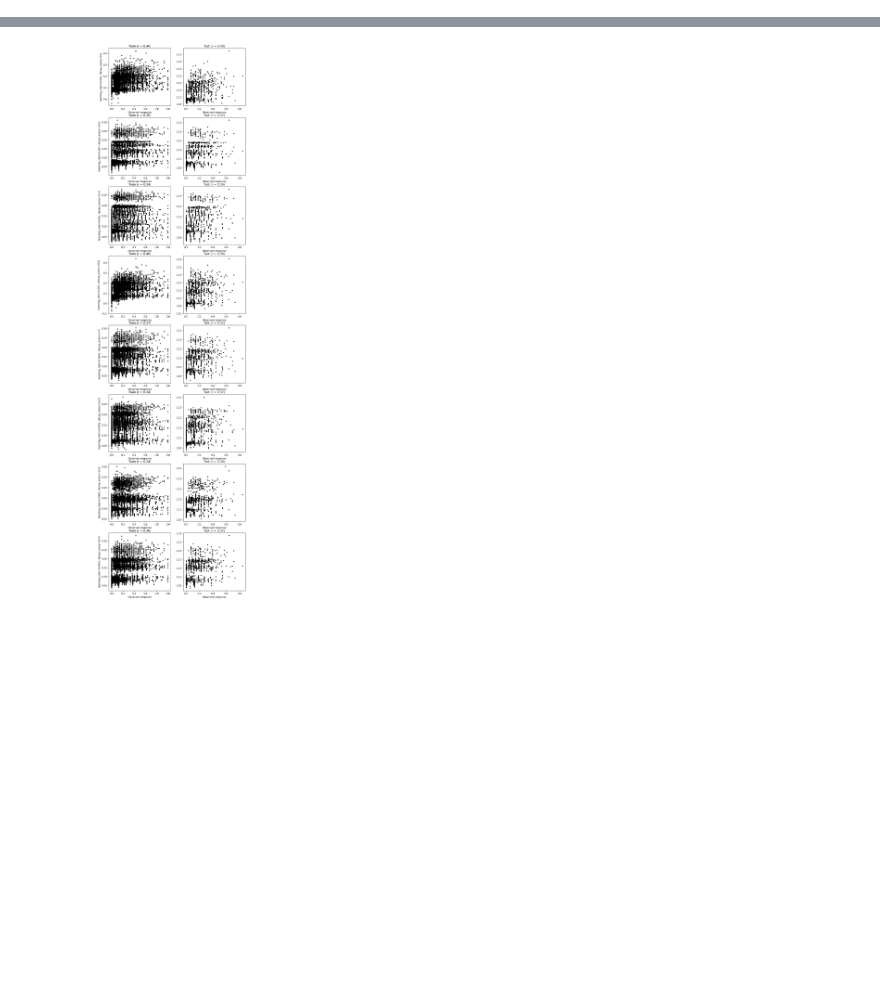
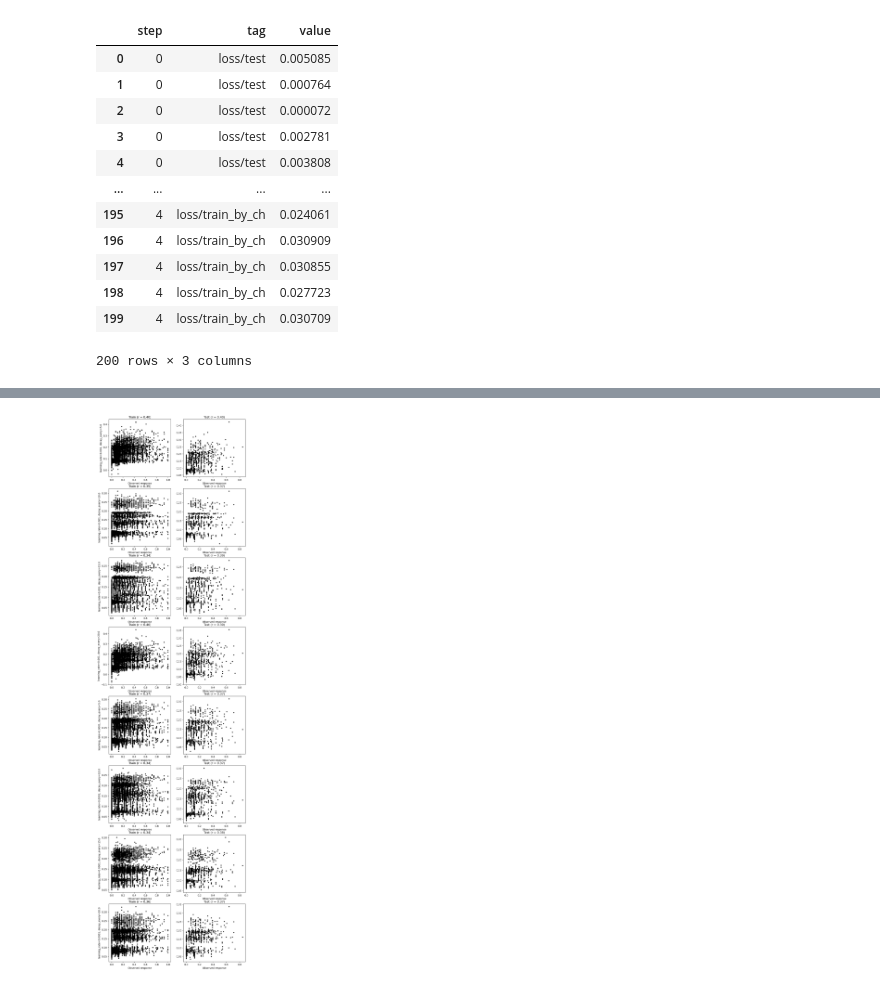
Before and after one commit to darikg/diffusion-net, a Jupyter notebook: experiments/regression_0/compare_channels.ipynb, the cells around one changed output, grey strips where cells are left out. Cells and saved outputs as stored; diff of their text form; code cells hidden in the pictures; blank space fills up the shorter version.

```diff
--- a/experiments/regression_0/compare_channels.ipynb
+++ b/experiments/regression_0/compare_channels.ipynb
@@ -26,0 +29,2 @@ readers.hparams.iloc[:, 3:]
+# %%
+r = readers[0]
@@ -27,3 +38,19 @@ readers.hparams.iloc[:, 3:]
+# %%
+r.scalars
+# %% [output]
+|  | step | tag | value |
+| 0 | 0 | loss/test | 0.005085 |
+| 1 | 0 | loss/test | 0.000764 |
+| 2 | 0 | loss/test | 0.000072 |
+| 3 | 0 | loss/test | 0.002781 |
+| 4 | 0 | loss/test | 0.003808 |
+| ... | ... | ... | ... |
+| 195 | 4 | loss/train_by_ch | 0.024061 |
+| 196 | 4 | loss/train_by_ch | 0.030909 |
+| 197 | 4 | loss/train_by_ch | 0.030855 |
+| 198 | 4 | loss/train_by_ch | 0.027723 |
+| 199 | 4 | loss/train_by_ch | 0.030709 |
+200 rows × 3 columns
 # %%
 fig, axs = readers.plot_training(tags=None, mode='loss', legend=(0, .15), sharey=False, figsize=(24, 10))
 # %% [output]
```
Also changed, not shown: parts of 5 cells of this notebook, 1 other file.
